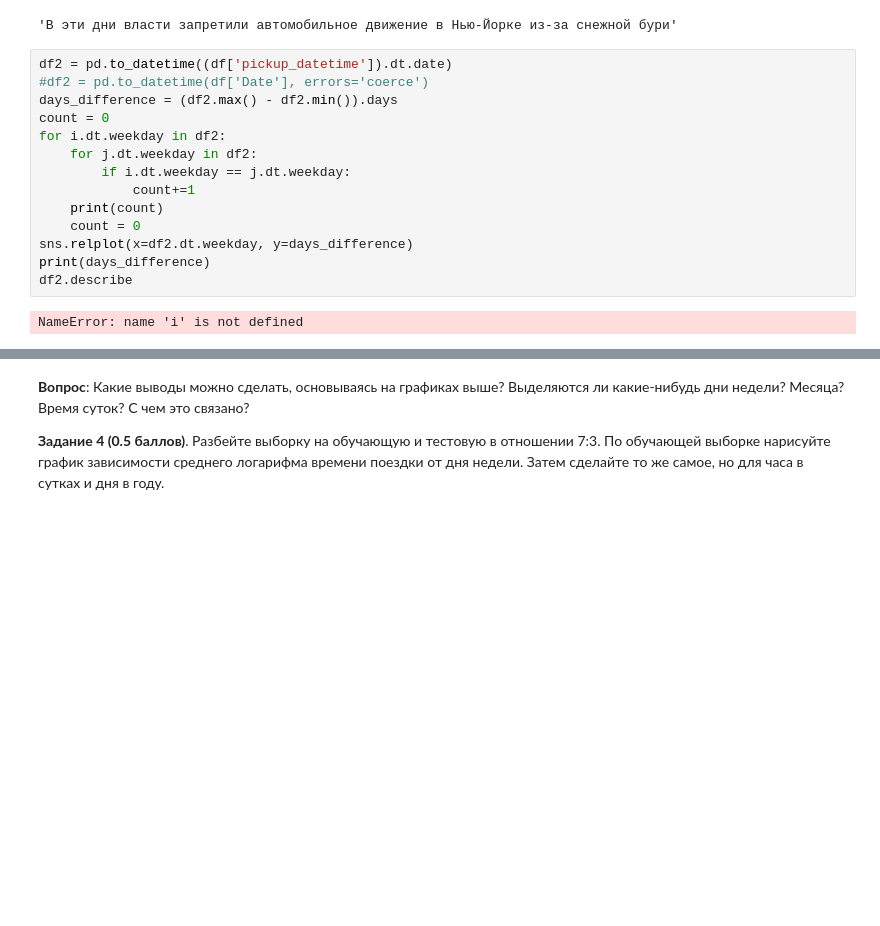
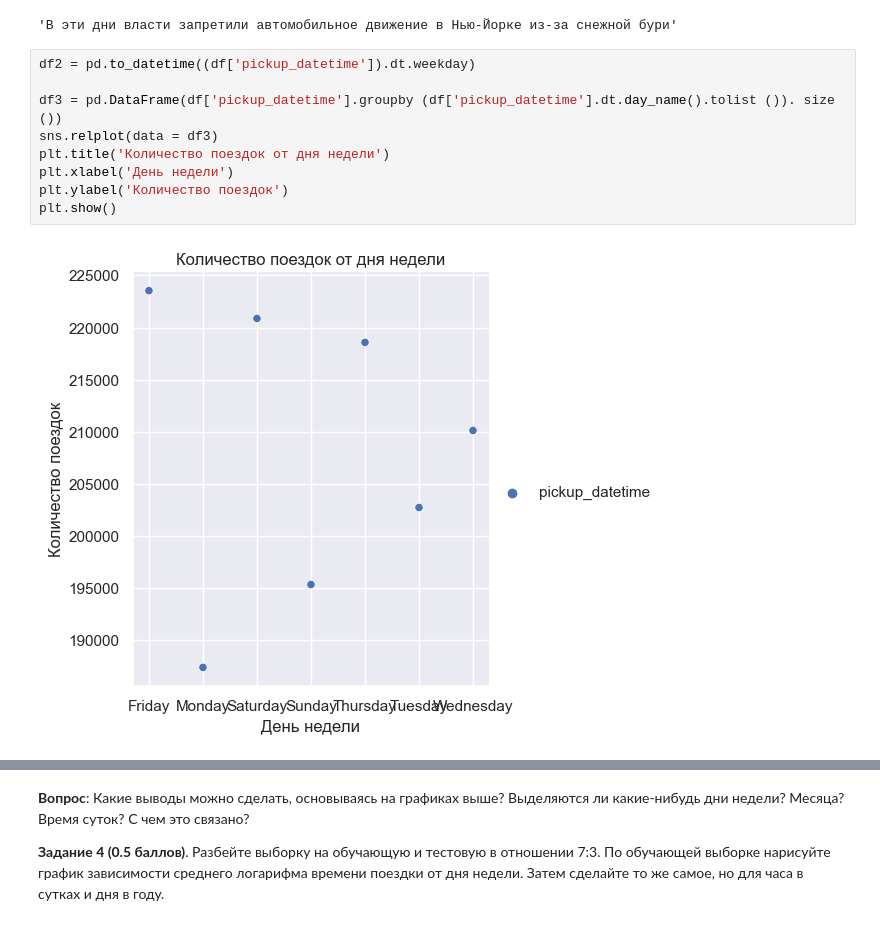
Before and after one commit to ItsMyLife1337/MachineLearning2, a Jupyter notebook: homework-practice-02-linregr.ipynb, the cells around one changed output, grey strips where cells are left out. Cells and saved outputs as stored; diff of their text form; blank space fills up the shorter version.

```diff
--- a/homework-practice-02-linregr.ipynb
+++ b/homework-practice-02-linregr.ipynb
@@ -234,19 +235,14 @@ store_and_fwd_flag    8375
 log_trip_duration     8375
 dtype: int64
 'В эти дни власти запретили автомобильное движение в Нью-Йорке из-за снежной бури'
-# %%
-df2 = pd.to_datetime((df['pickup_datetime']).dt.date)
-#df2 = pd.to_datetime(df['Date'], errors='coerce')
-days_difference = (df2.max() - df2.min()).days
-count = 0
-for i.dt.weekday in df2:
-    for j.dt.weekday in df2:
-        if i.dt.weekday == j.dt.weekday:
-            count+=1
-    print(count)
-    count = 0
-sns.relplot(x=df2.dt.weekday, y=days_difference)
-print(days_difference)
-df2.describe
-# %% [output]
-NameError: name 'i' is not defined
+# %%
+df2 = pd.to_datetime((df['pickup_datetime']).dt.weekday)
+
+df3 = pd.DataFrame(df['pickup_datetime'].groupby (df['pickup_datetime'].dt.day_name().tolist ()). size ())
+sns.relplot(data = df3)
+plt.title('Количество поездок от дня недели')
+plt.xlabel('День недели')
+plt.ylabel('Количество поездок')
+plt.show()
+# %% [output]
+[figure, added]
```
Also changed, not shown: parts of 16 cells of this notebook.
